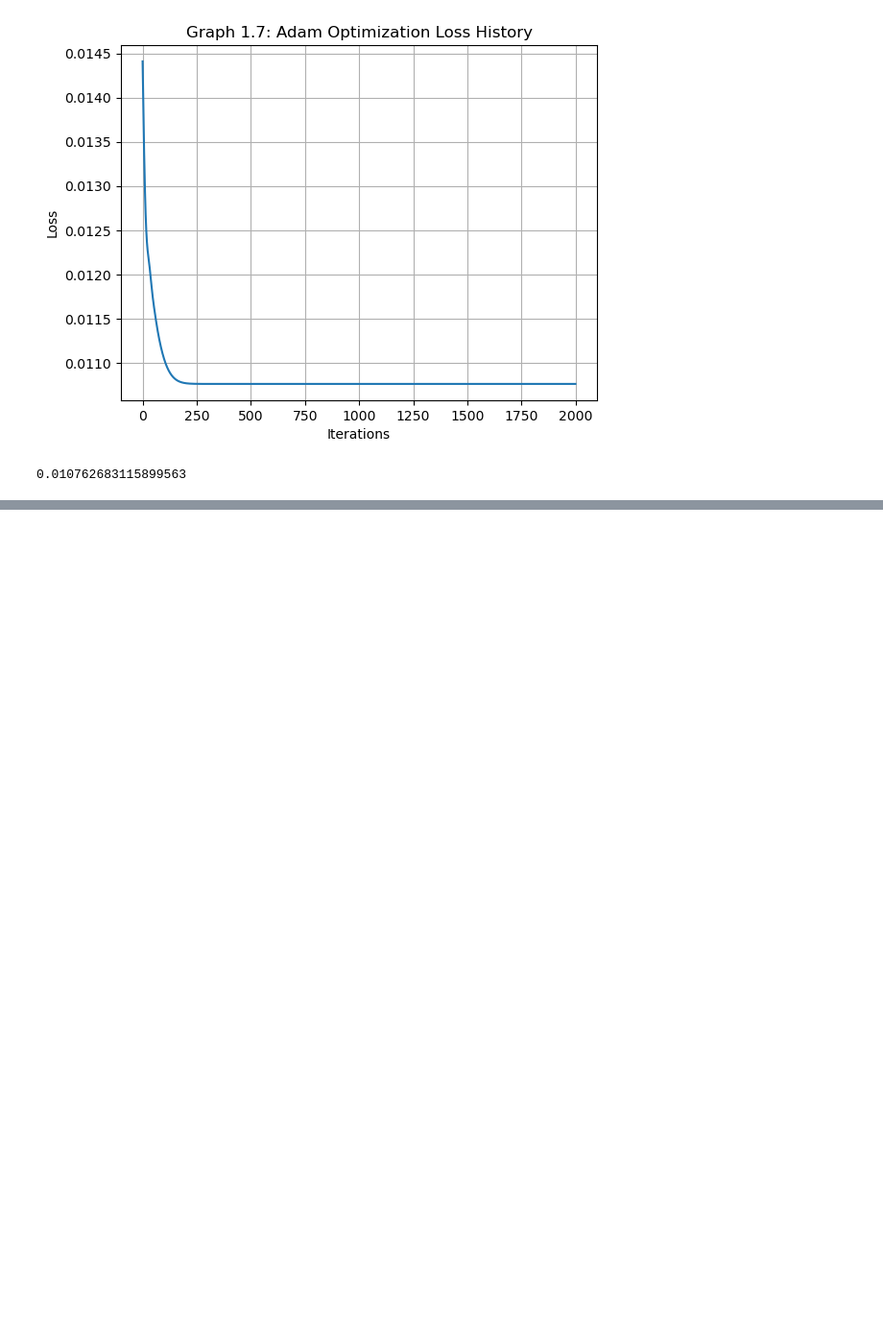
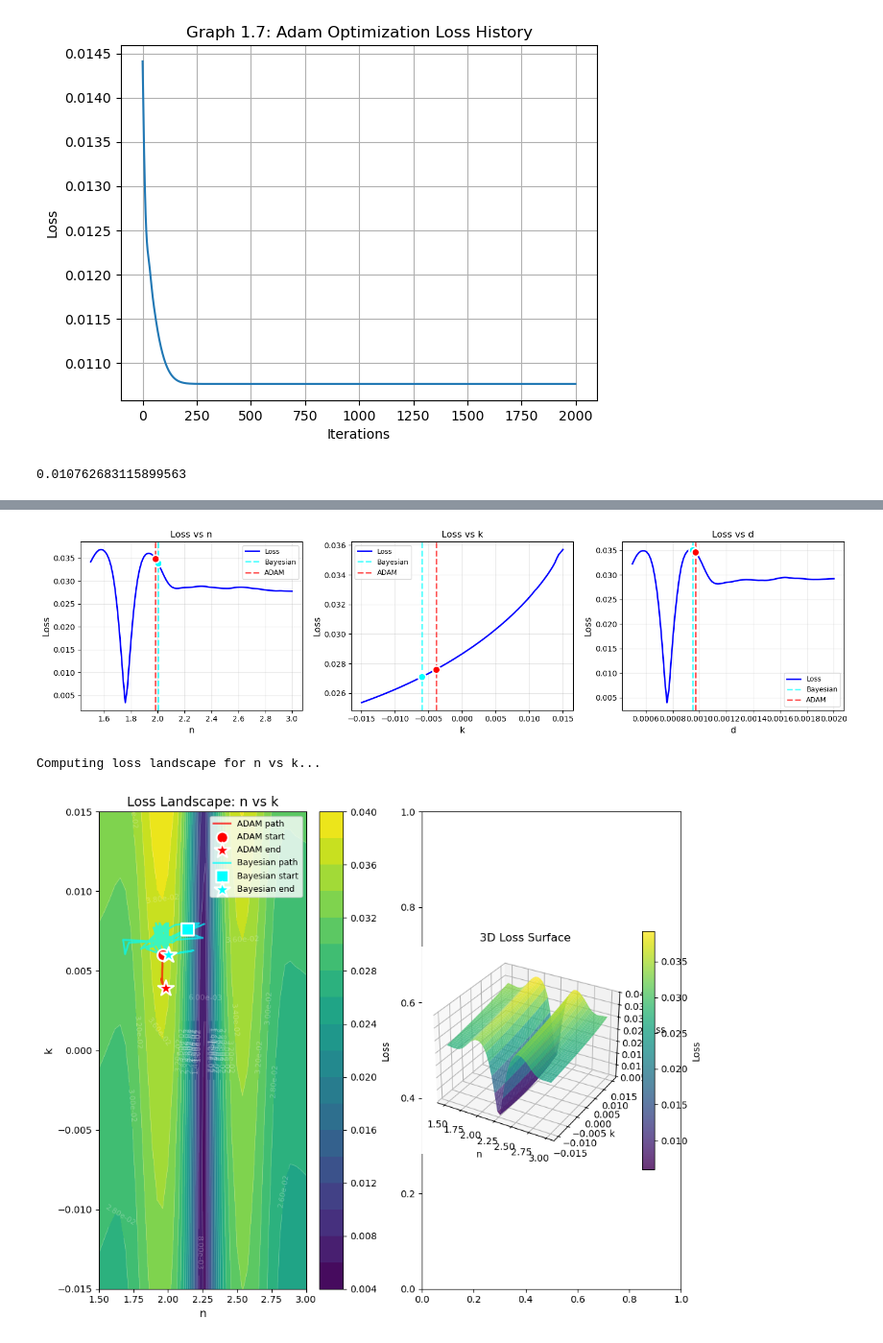
Before and after one commit to Loriginale2000/TerahertzProject, a Jupyter notebook: TheoTHzTDS/THz-TDS/Transfer Matrix Method/Quartz_1mm_06_02_2026.ipynb, the cells around one changed output, grey strips where cells are left out. Shown at 96% size. Drawn from its saved outputs; the diff is of its cells as text; code cells hidden in the pictures; blank space fills up the shorter version.

Commit message:
Added iteration.history to Adam and Bayesian extractors to correctly run the loss_landscapes

```diff
--- a/TheoTHzTDS/THz-TDS/Transfer Matrix Method/Quartz_1mm_06_02_2026.ipynb
+++ b/TheoTHzTDS/THz-TDS/Transfer Matrix Method/Quartz_1mm_06_02_2026.ipynb
@@ -441,0 +403,41 @@ Appears to be near global minimum
+# %%
+#Plotting loss landscape
+# 1D slices
+visualizer.plot_1d_slices(optimizer_values=final_values)
+plt.show()
+
+# 2D landscape n vs k
+bays_path = [(p['n'][0], abs(p['k'][0])) for p in extractor.iteration_history]
+adam_path = [(p['n'][0], abs(p['k'][0])) for p in adam_extractor.iteration_history]
+
+optimzer_path = {
+        'ADAM': adam_path,
+        'Bayesian': bays_path
+    }
+
+# Find d at minimum loss on the 1D slice
+p_min, p_max = param_ranges['d']
+d_vals = np.linspace(p_min, p_max, 100)
+
+# Use the same fixed params as the 1D slice (midpoint of n and k ranges)
+fixed_nk = {
+    'n': (param_ranges['n'][0] + param_ranges['n'][1]) / 2,
+    'k': (param_ranges['k'][0] + param_ranges['k'][1]) / 2,
+}
+
+d_losses = [loss_func({**fixed_nk, 'd': d}) for d in d_vals]
+d_fixed = float(d_vals[np.argmin(d_losses)])
+
+
+visualizer.plot_2d_slice('n', 'k',
+                  fixed_params={'d': d_fixed},
+                  optimizer_paths=optimzer_path,
+                  resolution=40)
+plt.show()
+
+# Local minima test
+#viz.analyze_local_minima(final_values, n_samples=2000)
+# %% [output]
+[figure, added]
+Computing loss landscape for n vs k...
+[figure, added]
```
Also changed, not shown: parts of 2 cells of this notebook, 3 other files.
